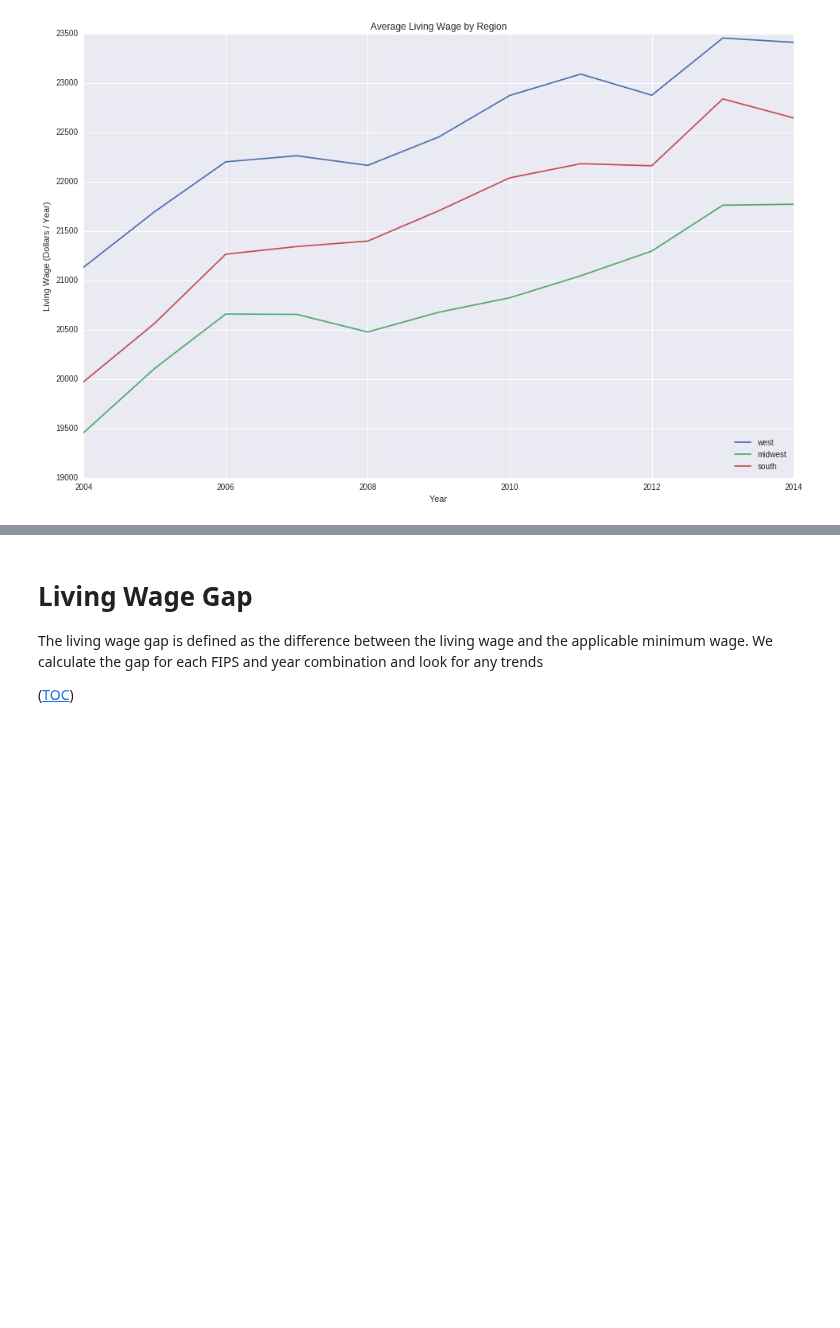
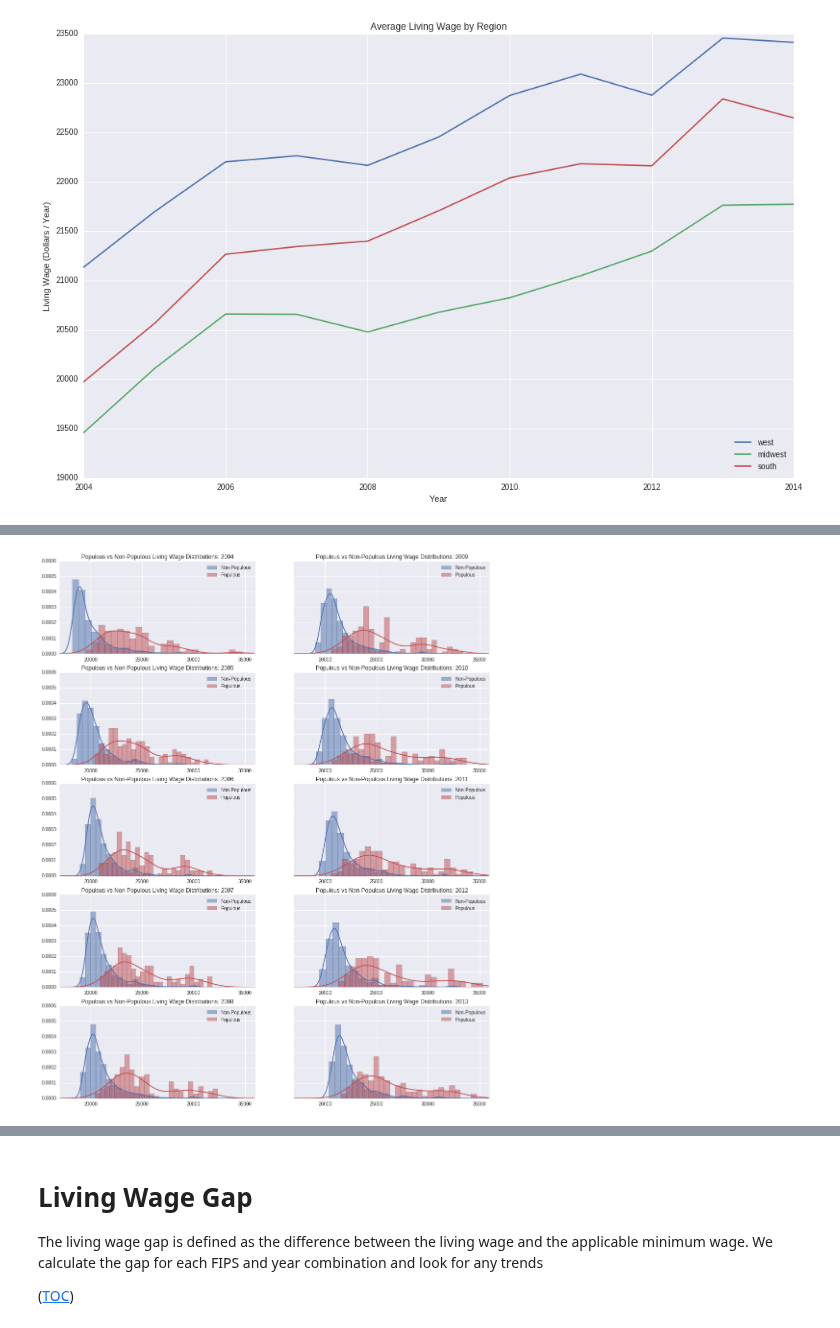
Before and after one commit to jquacinella/LivingWageModelExtension, a Jupyter notebook: Master's Thesis.ipynb, the cells around one changed output, grey strips where cells are left out. Cells and saved outputs as stored; diff of their text form; code cells hidden in the pictures; blank space fills up the shorter version.

Commit message:
Putting all plots into a 5 x 2 subplot matrix

```diff
--- a/Master's Thesis.ipynb
+++ b/Master's Thesis.ipynb
@@ -1089,7 +1090,10 @@ final_model_values_df
 33713 rows × 12 columns
 # %%
 # Serialize for future use
-final_model_values_df.to_csv("final_model_values_v2.csv")
+# final_model_values_df.to_csv("final_model_values_v2.csv")
+
+# De-serialize
+final_model_values_df = pd.DataFrame.from_csv("final_model_values_v2.csv")
 # %% [markdown]
 # Introductory Analysis
 
@@ -1218 +1196,59 @@ for year in range(2004, 2014):
+# %%
+# Three subplots sharing both x/y axes
+f, ((ax11, ax12), (ax21, ax22), (ax31, ax32), (ax41, ax42), (ax51, ax52)) = \
+    plt.subplots(5, 2, sharey=True, figsize=(16, 20))
+axes = [ax11, ax21, ax31, ax41, ax51, ax12, ax22, ax32, ax42, ax52]
+
+# Caclulate the inverse of the most populous counties (which is defined in FMR section)
+least_populous_fips = list(set(final_model_values_df.index.values) - set(most_populous_fips))
+
+# Seperate the data frame based on the fip codes of the populous and non-populous counties
+most_populous_living_wage_df = final_model_values_df.loc[most_populous_fips]
+least_populous_living_wage_df = final_model_values_df.loc[least_populous_fips]
+
+# Color the histograms and density plots with same color
+current_palette = sns.color_palette()
+color_nonpopulous = current_palette[2]
+color_populous = current_palette[0]
+
+# Keep track of variances of each distro
+mpvariance = []
+lpvariance = []
+
+# X-axis
+x = numpy.arange(17000, 36000, 100)
+
+plot_idx = 0
+for year in range(2004, 2014):
+    # Subset data for populous counties by year, and store variance of distribution
+    most_populous_living_wage_data = most_populous_living_wage_df[ most_populous_living_wage_df["year"] == year ]["total_cost"].values
+    mpvariance.append(np.std(most_populous_living_wage_data))
+
+    # Subset data for non-populous counties by year, and store variance of distribution
+    least_populous_living_wage_data = least_populous_living_wage_df[ least_populous_living_wage_df["year"] == year ]["total_cost"].values
+    lpvariance.append(np.std(least_populous_living_wage_data))
+
+    # Histogram / density plot of populous counties living wage distribution
+    axes[plot_idx].hist(least_populous_living_wage_data, 25, normed=True, label="Non-Populous", alpha=0.5, color=color_populous)
+    density = stats.kde.gaussian_kde(least_populous_living_wage_data)
+    axes[plot_idx].plot(x, density(x), color=color_populous)
+
+    # Histogram / density plot of non-populous counties living wage distribution
+    axes[plot_idx].hist(most_populous_living_wage_data, 25, normed=True, label="Populous", alpha=0.5, color=color_nonpopulous)
+    density = stats.kde.gaussian_kde(most_populous_living_wage_data)
+    axes[plot_idx].plot(x, density(x), color=color_nonpopulous)
+
+    # Figure metadata and plot
+    axes[plot_idx].legend()
+    axes[plot_idx].set_title("Populous vs Non-Populous Living Wage Distributions: %d" % year)
+    axes[plot_idx].set_xlim([17000, 36000])
+
+    # Go to next plot
+    plot_idx += 1
+
+# Standard deviation
+# print np.average(mpvariance) 3085.7098474
+# print np.average(lpvariance) 1739.76349887
+# %% [output]
+[figure, added]
 # %%
```
Also changed, not shown: parts of 9 cells of this notebook.
